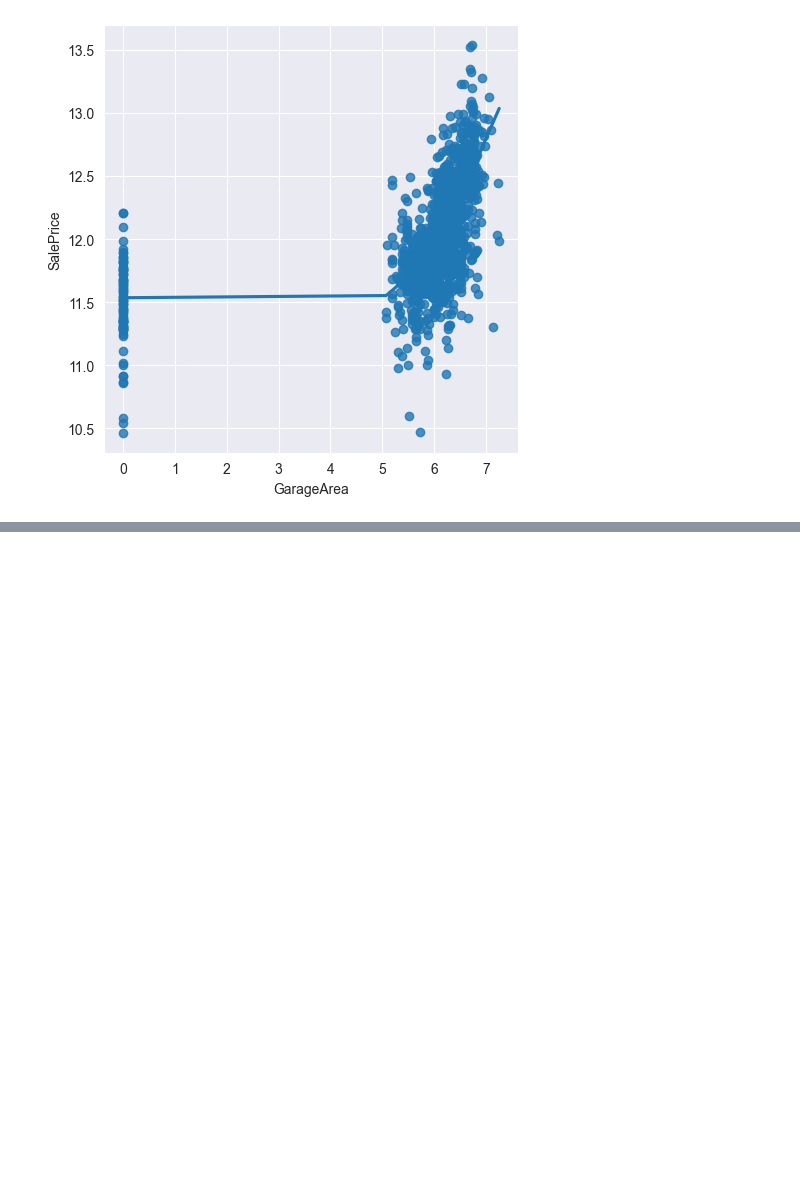
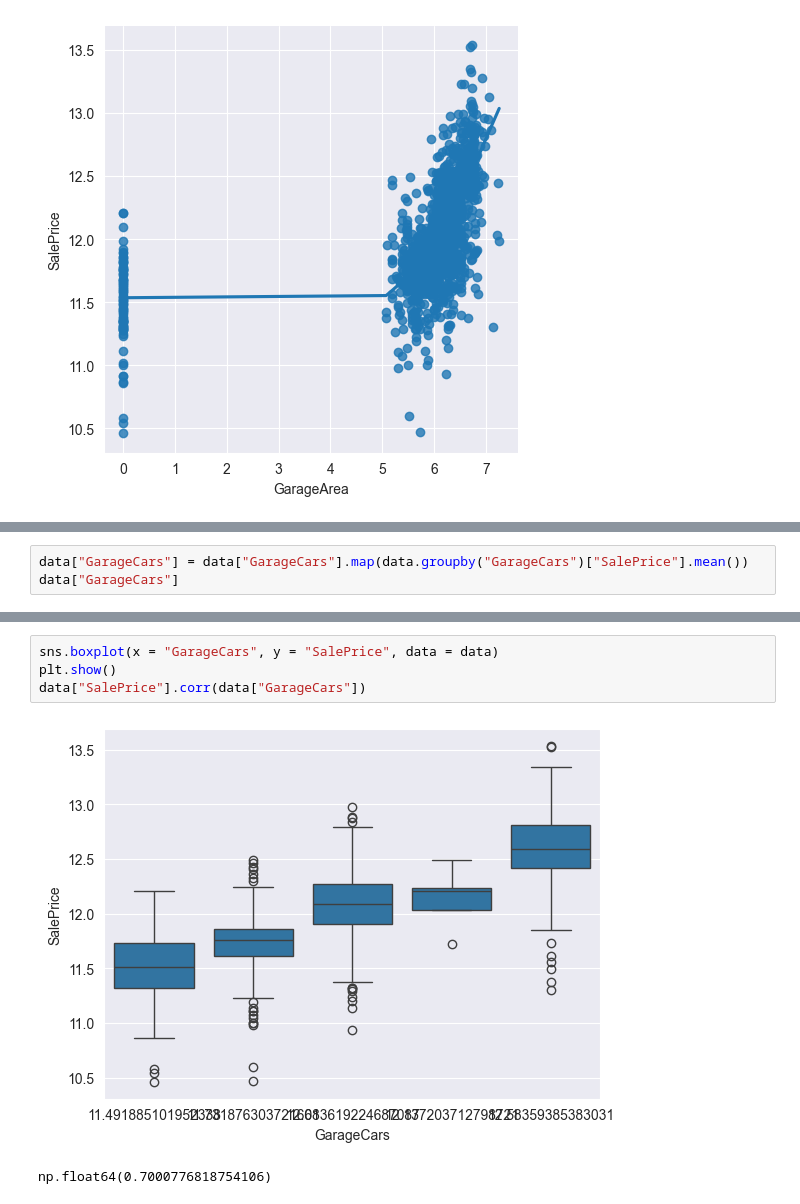
Before and after one commit to indian-coder-aarush/Learning, a Jupyter notebook: HousePriceEDA.ipynb, the cells around one changed output, grey strips where cells are left out. Cells and saved outputs as stored; diff of their text form; blank space fills up the shorter version.

```diff
--- a/HousePriceEDA.ipynb
+++ b/HousePriceEDA.ipynb
@@ -214,0 +241,3 @@ plt.show()
+# %%
+data["GarageCars"] = data["GarageCars"].map(data.groupby("GarageCars")["SalePrice"].mean())
+data["GarageCars"]
@@ -214,0 +257,7 @@ plt.show()
+# %%
+sns.boxplot(x = "GarageCars", y = "SalePrice", data = data)
+plt.show()
+data["SalePrice"].corr(data["GarageCars"])
+# %% [output]
+[figure, added]
+np.float64(0.7000776818754106)
```
Also changed, not shown: parts of 6 cells of this notebook.
